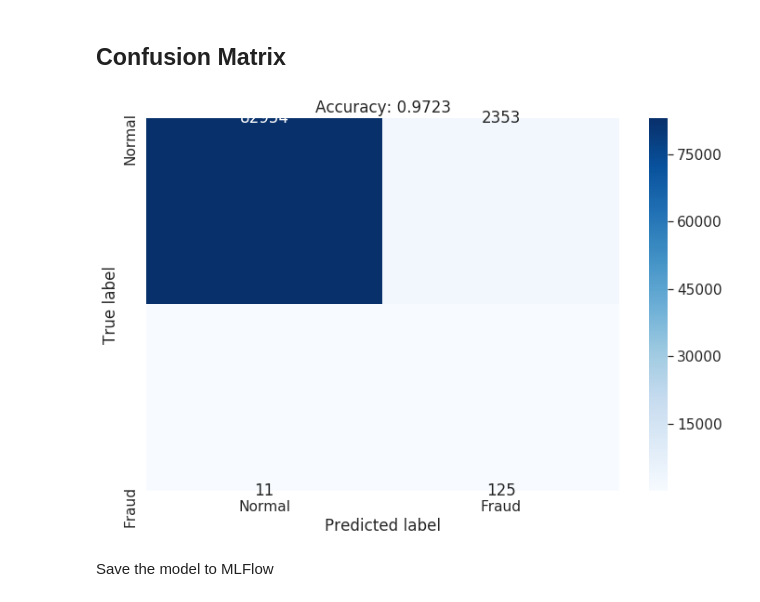
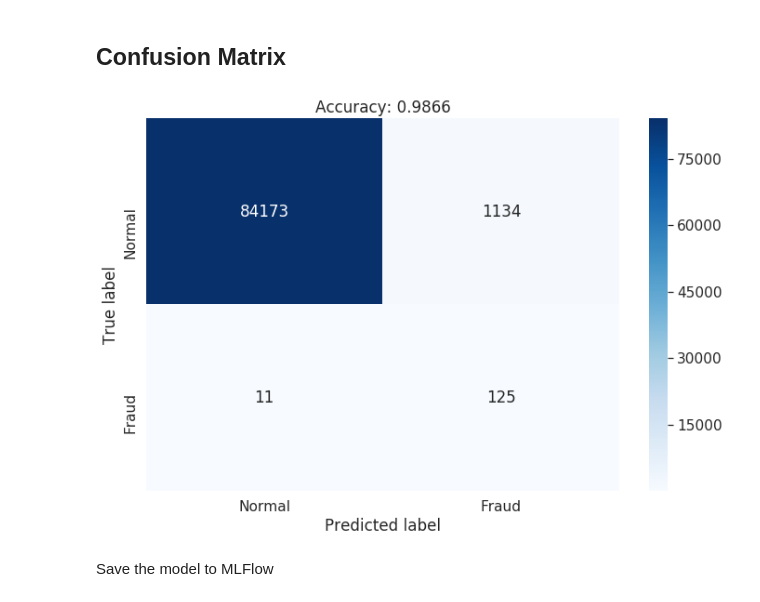
Before and after one commit to tsailiming/datascience-examples, a Jupyter notebook: workshop/notebooks/2 building the first model.ipynb, the cells around one changed output. Saved outputs shown, nothing was run; the diff lists cells and outputs as text; code cells hidden in the pictures.

```diff
--- a/workshop/notebooks/2 building the first model.ipynb
+++ b/workshop/notebooks/2 building the first model.ipynb
@@ -137,7 +140,7 @@ Pipeline(steps=[('SMOTE', SMOTE(random_state=42, sampling_strategy='minority')),
                 ('Logistic Regression', LogisticRegression())])
 # %%
 # Let's define the threshold
-THRESHOLD = 0.5
+THRESHOLD = 0.7
 # %%
 # Probabilities
 y_proba_baseline = model.predict_proba(X_test)[:,1]
@@ -212,25 +215,30 @@ plt.show()
 # %%
 LABELS = ["Normal", "Fraud"]
 
 plt.figure(figsize = (10,7))
 
 cm = confusion_matrix(y_test, y_proba_baseline>THRESHOLD) # rows = truth, cols = prediction
 df_cm = pd.DataFrame(cm, index = (0, 1), columns = (0, 1))
 
 sns.set(font_scale=1.4)
 sns.heatmap(df_cm, xticklabels=LABELS, yticklabels=LABELS, annot=True, fmt="d", cmap='Blues')
 
 accuracy = accuracy_score(y_test, y_proba_baseline>THRESHOLD)
 mlflow.log_metric('accuracy', accuracy)
 
 plt.title('Accuracy: {:.4f}'.format(accuracy))
 plt.ylabel('True label')
 plt.xlabel('Predicted label')
 
+b, t = plt.ylim() # discover the values for bottom and top
+b += 0.5 # Add 0.5 to the bottom
+t -= 0.5 # Subtract 0.5 from the top
+plt.ylim(b, t) # update the ylim(bottom, top) values
+
 plt.tight_layout()
 plt.show()
 # %% [output]
-[figure, old version]
+[figure, new version]
 # %% [markdown]
 Save the model to MLFlow
 # %%
```
Also changed, not shown: parts of 5 cells of this notebook, 1 other file.
